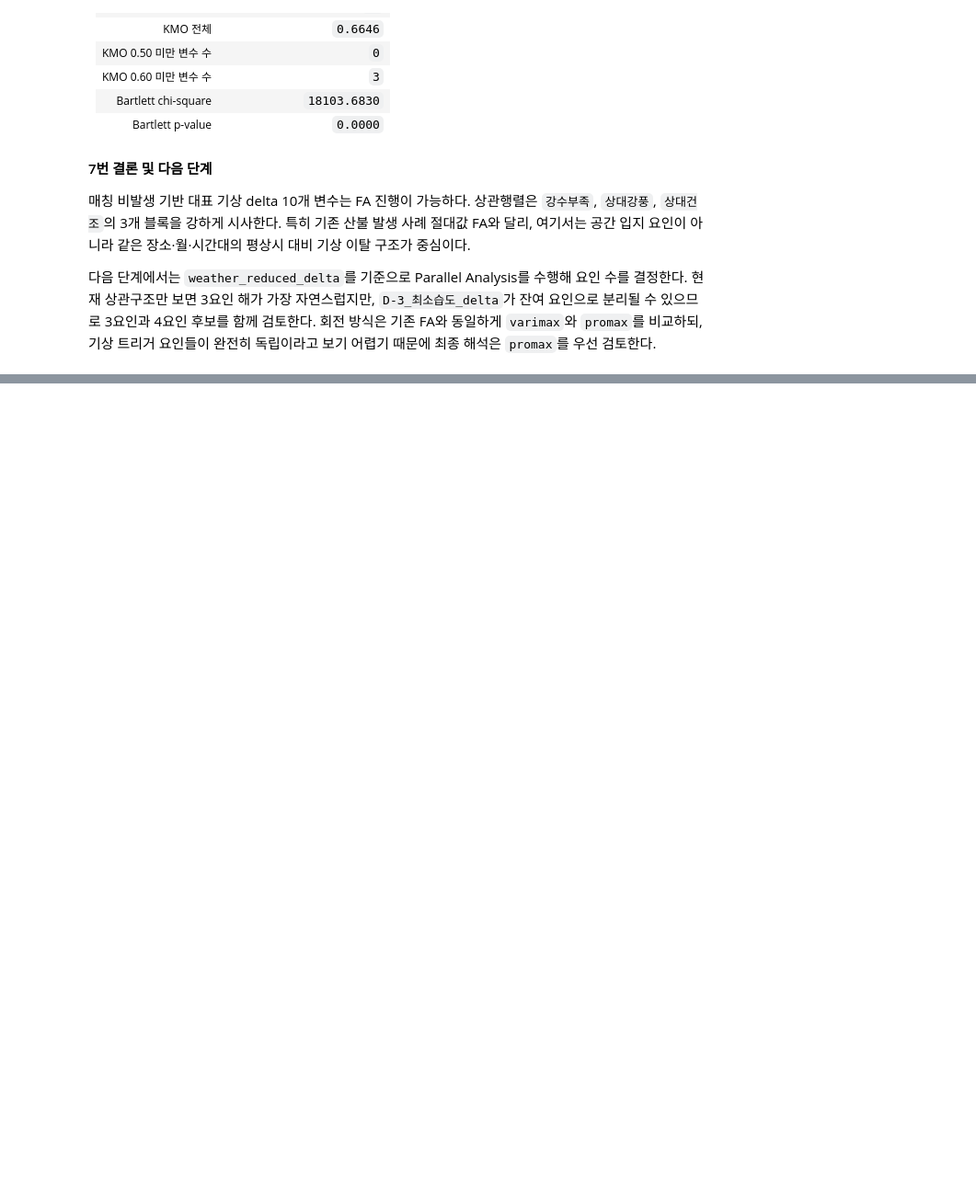
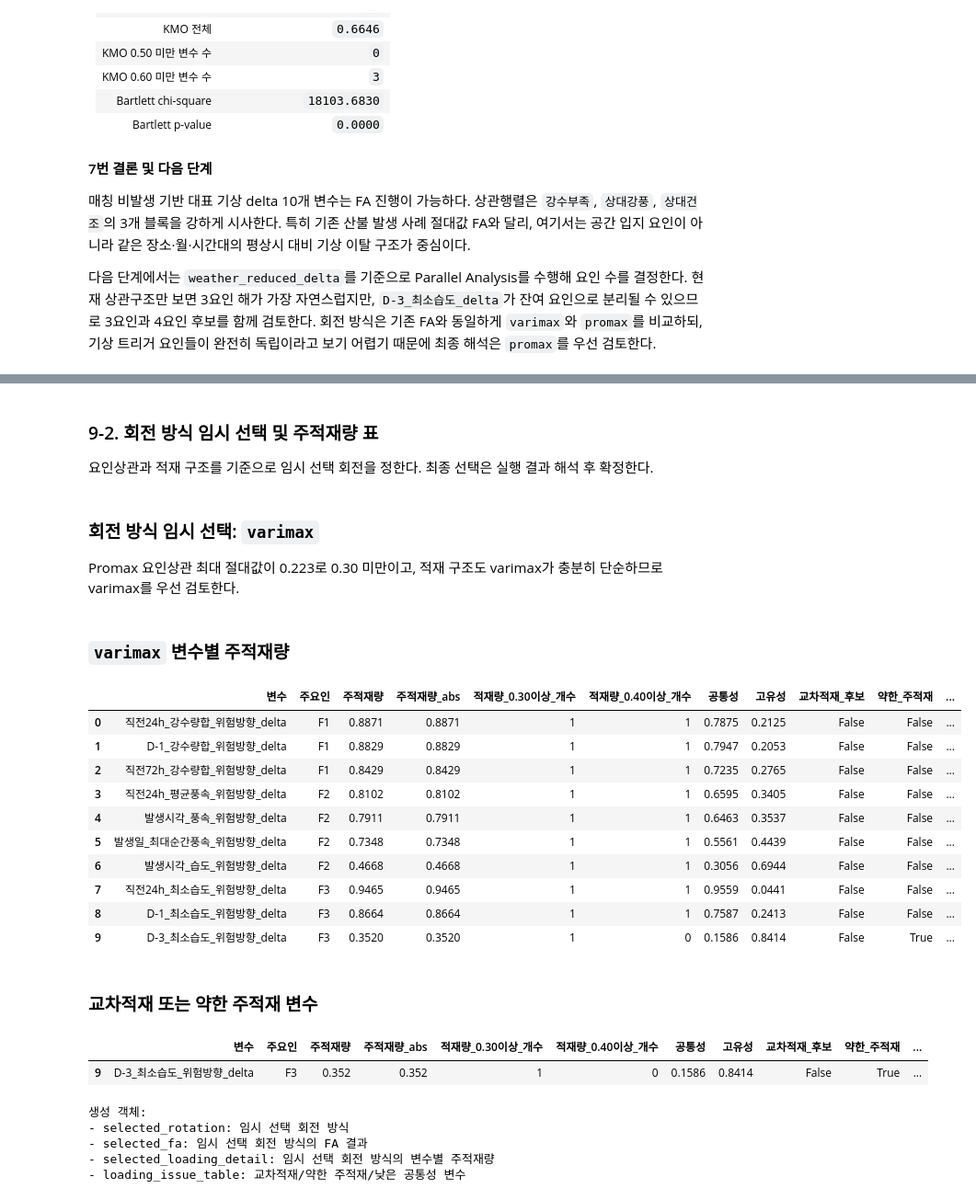
Before and after one commit to Max-JI64/farm-system-public-02, a Jupyter notebook: jsw/Analysis/2026-06-08_FA-매칭비발생.ipynb, the cells around one changed output, grey strips where cells are left out. Shown at 92% size. Drawn from its saved outputs; the diff is of its cells as text; code cells hidden in the pictures; blank space fills up the shorter version.

```diff
--- a/jsw/Analysis/2026-06-08_FA-매칭비발생.ipynb
+++ b/jsw/Analysis/2026-06-08_FA-매칭비발생.ipynb
@@ -1362,0 +1882,80 @@ Bartlett 구형성 검정은 `chi-square = 18103.6830`, `p-value = 0.0000`으로
+# %% [markdown]
+### 9-2. 회전 방식 임시 선택 및 주적재량 표
+
+요인상관과 적재 구조를 기준으로 임시 선택 회전을 정한다.
+최종 선택은 실행 결과 해석 후 확정한다.
+# %%
+# 9-3. 회전 방식 임시 선택 및 변수별 주적재량
+varimax_summary = rotation_results["varimax"]["summary"]
+promax_summary = rotation_results["promax"]["summary"]
+
+if promax_max_corr >= 0.30:
+    selected_rotation = "promax"
+    rotation_decision = (
+        f"Promax 요인상관 최대 절대값이 {promax_max_corr:.3f}로 0.30 이상이므로, "
+        "요인 간 상관을 허용하는 promax를 우선 검토한다."
+    )
+else:
+    varimax_penalty = varimax_summary["cross_loading_n"] + varimax_summary["weak_primary_loading_n"]
+    promax_penalty = promax_summary["cross_loading_n"] + promax_summary["weak_primary_loading_n"]
+    if promax_penalty < varimax_penalty:
+        selected_rotation = "promax"
+        rotation_decision = (
+            f"Promax 요인상관 최대 절대값은 {promax_max_corr:.3f}로 크지 않지만, "
+            "promax의 교차적재/약한 주적재 문제가 더 적어 promax를 우선 검토한다."
+        )
+    else:
+        selected_rotation = "varimax"
+        rotation_decision = (
+            f"Promax 요인상관 최대 절대값이 {promax_max_corr:.3f}로 0.30 미만이고, "
+            "적재 구조도 varimax가 충분히 단순하므로 varimax를 우선 검토한다."
+        )
+
+selected_fa = rotation_results[selected_rotation]
+selected_loading_detail = (
+    selected_fa["loading_detail"]
+    .sort_values(["주요인", "주적재량_abs"], ascending=[True, False])
+    .reset_index(drop=True)
+)
+
+display(Markdown(f"### 회전 방식 임시 선택: `{selected_rotation}`\n\n{rotation_decision}"))
+display(Markdown(f"### `{selected_rotation}` 변수별 주적재량"))
+display(selected_loading_detail.round(4))
+
+display(Markdown("### 교차적재 또는 약한 주적재 변수"))
+loading_issue_table = selected_loading_detail[
+    selected_loading_detail["교차적재_후보"]
+    | selected_loading_detail["약한_주적재"]
+    | selected_loading_detail["낮은_공통성"]
+].copy()
+display(loading_issue_table.round(4))
+
+print("생성 객체:")
+print("- selected_rotation: 임시 선택 회전 방식")
+print("- selected_fa: 임시 선택 회전 방식의 FA 결과")
+print("- selected_loading_detail: 임시 선택 회전 방식의 변수별 주적재량")
+print("- loading_issue_table: 교차적재/약한 주적재/낮은 공통성 변수")
+# %% [output]
+### 회전 방식 임시 선택: `varimax`
+
+Promax 요인상관 최대 절대값이 0.223로 0.30 미만이고, 적재 구조도 varimax가 충분히 단순하므로 varimax를 우선 검토한다.
+### `varimax` 변수별 주적재량
+|  | 변수 | 주요인 | 주적재량 | 주적재량_abs | 적재량_0.30이상_개수 | 적재량_0.40이상_개수 | 공통성 | 고유성 | 교차적재_후보 | 약한_주적재 | ... |
+| 0 | 직전24h_강수량합_위험방향_delta | F1 | 0.8871 | 0.8871 | 1 | 1 | 0.7875 | 0.2125 | False | False | ... |
+| 1 | D-1_강수량합_위험방향_delta | F1 | 0.8829 | 0.8829 | 1 | 1 | 0.7947 | 0.2053 | False | False | ... |
+| 2 | 직전72h_강수량합_위험방향_delta | F1 | 0.8429 | 0.8429 | 1 | 1 | 0.7235 | 0.2765 | False | False | ... |
+| 3 | 직전24h_평균풍속_위험방향_delta | F2 | 0.8102 | 0.8102 | 1 | 1 | 0.6595 | 0.3405 | False | False | ... |
+| 4 | 발생시각_풍속_위험방향_delta | F2 | 0.7911 | 0.7911 | 1 | 1 | 0.6463 | 0.3537 | False | False | ... |
+| 5 | 발생일_최대순간풍속_위험방향_delta | F2 | 0.7348 | 0.7348 | 1 | 1 | 0.5561 | 0.4439 | False | False | ... |
+| 6 | 발생시각_습도_위험방향_delta | F2 | 0.4668 | 0.4668 | 1 | 1 | 0.3056 | 0.6944 | False | False | ... |
+| 7 | 직전24h_최소습도_위험방향_delta | F3 | 0.9465 | 0.9465 | 1 | 1 | 0.9559 | 0.0441 | False | False | ... |
+| 8 | D-1_최소습도_위험방향_delta | F3 | 0.8664 | 0.8664 | 1 | 1 | 0.7587 | 0.2413 | False | False | ... |
+| 9 | D-3_최소습도_위험방향_delta | F3 | 0.3520 | 0.3520 | 1 | 0 | 0.1586 | 0.8414 | False | True | ... |
+### 교차적재 또는 약한 주적재 변수
+|  | 변수 | 주요인 | 주적재량 | 주적재량_abs | 적재량_0.30이상_개수 | 적재량_0.40이상_개수 | 공통성 | 고유성 | 교차적재_후보 | 약한_주적재 | ... |
+| 9 | D-3_최소습도_위험방향_delta | F3 | 0.352 | 0.352 | 1 | 0 | 0.1586 | 0.8414 | False | True | ... |
+생성 객체:
+- selected_rotation: 임시 선택 회전 방식
+- selected_fa: 임시 선택 회전 방식의 FA 결과
+- selected_loading_detail: 임시 선택 회전 방식의 변수별 주적재량
+- loading_issue_table: 교차적재/약한 주적재/낮은 공통성 변수
```
Also changed, not shown: parts of 14 cells of this notebook, 1 other file.
